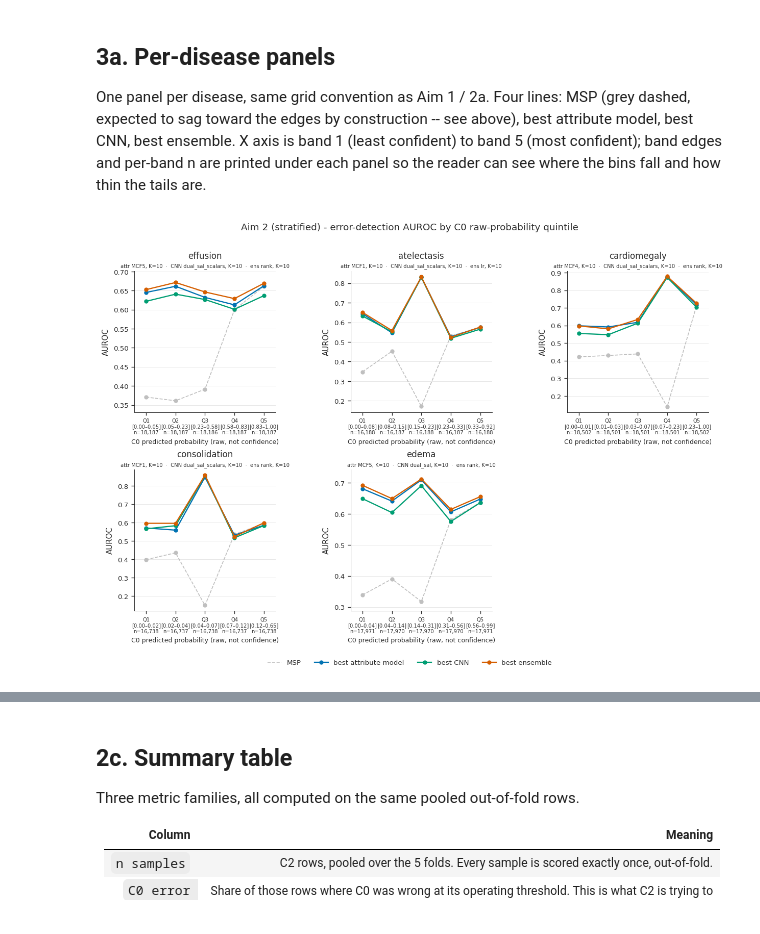
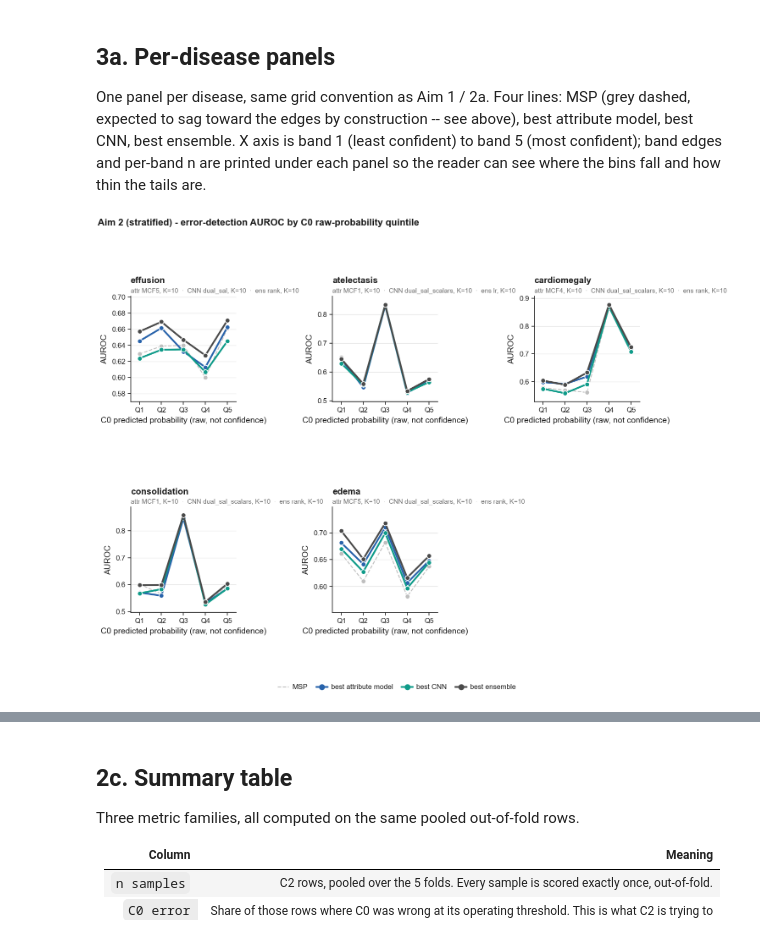
Before and after one commit to joaommata/masters_thesis, a Jupyter notebook: final_experiment/C2_evaluation.ipynb, the cells around one changed output, grey strips where cells are left out. Saved outputs shown, nothing was run; the diff lists cells and outputs as text; code cells hidden in the pictures.

```diff
--- a/final_experiment/C2_evaluation.ipynb
+++ b/final_experiment/C2_evaluation.ipynb
@@ -963,35 +1580,35 @@ def risk_coverage_plot(disease, model="MLP", ks=None, ax=None):
     ref = load_attributes(disease, CF)
     if ref is None:
         print(f"{disease}: no attribute predictions yet"); return
-    ax = ax or plt.subplots(figsize=(5.2, 4))[1]
+    ax = ax or plt.subplots(figsize=(HALF, 70 * MM))[1]
 
     cov, risk = risk_coverage(ref["correct"], msp(ref, disease))
-    ax.plot(cov, risk, color=GREY, ls="--", lw=1.2, label="MSP")
+    ax.plot(cov, risk, color=GREY, ls="--", lw=LW["ref"], label="MSP")
 
     a = best_attr(disease, model, ks)
     if a:
         cfg, k, score, adf, _ = a
         cov, risk = risk_coverage(adf["correct"], score)
-        ax.plot(cov, risk, color=BLUE, lw=1.6, label=f"best attr ({cfg}, K={k})")
+        ax.plot(cov, risk, color=BLUE, label=f"best attr ({cfg}, K={k})")
 
     c = best_cnn(disease, ks)
     if c:
         key, k, cnn, col, _ = c
         m = ref.merge(cnn[["path", col]], on="path", how="inner")
         cov, risk = risk_coverage(m["correct"], m[col])
-        ax.plot(cov, risk, color=TEAL, lw=1.6, label=f"best CNN ({key}, K={k})")
+        ax.plot(cov, risk, color=TEAL, label=f"best CNN ({key}, K={k})")
 
     base = 1 - ref["correct"].mean()
-    ax.axhline(base, color=MUTED, lw=0.6)
-    ax.text(0.98, base, f"no rejection ({base:.1%}) ", fontsize=7, color=MUTED,
+    ax.axhline(base, color=MUTED, lw=LW["hair"])
+    ax.text(0.98, base, f"no rejection ({base:.1%}) ", fontsize=FS["tiny"], color=MUTED,
             va="bottom", ha="right")          # right-aligned: the legend owns the top-left
     ax.set_xlabel("coverage (fraction retained)"); ax.set_ylabel("risk (C0 error rate)")
     titled(ax, disease, ref)
     ax.grid(zorder=0); ax.set_axisbelow(True)
-    ax.legend(frameon=False, loc="upper left", bbox_to_anchor=(0.0, 0.92), fontsize=7)
+    ax.legend(loc="upper left", bbox_to_anchor=(0.0, 0.92), fontsize=FS["tiny"])
     return ax
 
-fig, axes = plt.subplots(1, len(DISEASES), figsize=(19, 4.0))
+fig, axes = _grid(len(DISEASES), 3, panel=(FULL / 3, 58 * MM))
 for ax, d in zip(axes, DISEASES):
     risk_coverage_plot(d, ax=ax)
 fig.tight_layout()
@@ -1119,7 +1738,7 @@ def band_n(band):
  and how thin the tails are.
 # %%
 N_BANDS = 5
-STRAT_COLOR = {"MSP": GREY, "attr": BLUE, "cnn": TEAL, "ens": VERM}
+STRAT_COLOR = {"MSP": GREY, "attr": BLUE, "cnn": TEAL, "ens": ENS}
 
 # Divide C0's probabilities for that disease into equal count bins
 def prob_bands(df, disease, n_bands=N_BANDS):
@@ -1150,14 +1769,13 @@ def stratified_panel(ax, disease, model="MLP", ks=None, n_bands=N_BANDS):
     ref = load_attributes(disease, CF)
     if ref is None:
         ax.text(0.5, 0.5, f"{disease}\nno predictions yet", transform=ax.transAxes,
-                ha="center", va="center", fontsize=8, color=MUTED)
+                ha="center", va="center", fontsize=FS["base"], color=MUTED)
         ax.set_xticks([]); ax.set_yticks([]); ax.set_box_aspect(1)
         return
 
     lines, labels = {}, {}
-    lines["MSP"], n, edges = scored_line(
-        ref.assign(**{f"{disease}_prob_msp": ref[f"{disease}_prob"]}), disease,
-        f"{disease}_prob", n_bands)
+    lines["MSP"], n, edges = scored_line(ref.assign(_msp=msp(ref, disease)), disease,
+                                         "_msp", n_bands)
 
     a = best_attr(disease, model, ks)
     if a:
@@ -1178,49 +1796,60 @@ def stratified_panel(ax, disease, model="MLP", ks=None, n_bands=N_BANDS):
         if os.path.exists(p):
             best_method = e["ens"]["auc_mean"].idxmax()
             col = f"ens_{best_method}"
             oof = pd.read_csv(p)
             if col in oof.columns:
                 m = oof.merge(ref[["path", f"{disease}_prob"]], on="path", how="inner")
                 lines["ens"], _, _ = scored_line(m, disease, col, n_bands)
                 labels["ens"] = f"ens {best_method}, K={e['k']}"
 
     vals = [v for arr in lines.values() for v in arr if np.isfinite(v)]
     lo, hi = (min(vals) - 0.03, max(vals) + 0.03) if vals else (0.4, 1.0)
     ax.set_ylim(lo, hi)
 
     x = np.arange(n_bands)
     for name, arr in lines.items():
-        ax.plot(x, arr, "-o", ms=4, lw=1.0 if name == "MSP" else 1.4,
+        ax.plot(x, arr, "-o", ms=4, lw=LW["ref"] if name == "MSP" else LW["line"],
                 ls="--" if name == "MSP" else "-", color=STRAT_COLOR[name],
-                zorder=2 if name == "MSP" else 3, label=name)
+                mec="white", mew=0.6, zorder=2 if name == "MSP" else 3, label=name)
 
     ax.set_xticks(x)
-    ax.set_xticklabels([f"Q{i+1}\n[{edges[i]:.2f}\u2013{edges[i+1]:.2f}]\nn={n[i]:,}"
-                        for i in x], fontsize=6)
+    # Band edges and sizes are in the table under the figure; the ticks only name the band.
+    ax.set_xticklabels([f"Q{i+1}" for i in x])
     ax.set_xlim(-0.4, n_bands - 0.6)
-    ax.set_xlabel("C0 predicted probability (raw, not confidence)", fontsize=7.5)
+    ax.set_xlabel("C0 predicted probability (raw, not confidence)")
     ax.set_ylabel("AUROC")
     ax.grid(axis="y", zorder=0); ax.set_axisbelow(True)
     ax.set_box_aspect(1)
-    ax.set_title(disease, color=INK, pad=15)
-    ax.text(0.5, 1.015, "  \u00b7  ".join(labels.values()), transform=ax.transAxes,
-            ha="center", va="bottom", fontsize=6.0, color=MUTED)
+    ax.set_title(disease, pad=11)
+    ax.text(0.0, 1.02, "  \u00b7  ".join(labels.values()), transform=ax.transAxes,
+            ha="left", va="bottom", fontsize=FS["tiny"], color=MUTED)
 
 
-STRAT_LEGEND = [
-    Line2D([], [], color=GREY, lw=1.0, ls="--", label="MSP"),
-    Line2D([], [], color=BLUE, lw=1.4, marker="o", ms=4, label="best attribute model"),
-    Line2D([], [], color=TEAL, lw=1.4, marker="o", ms=4, label="best CNN"),
-    Line2D([], [], color=VERM, lw=1.4, marker="o", ms=4, label="best ensemble"),
-]
+STRAT_LEGEND = [msp_handle("MSP"),
+                line_handle(BLUE, "best attribute model"),
+                line_handle(TEAL, "best CNN"),
+                line_handle(ENS, "best ensemble")]
 
-fig, axes = _grid(len(DISEASES), 3, panel=(3.6, 3.6))
+fig, axes = _grid(len(DISEASES), 3, panel=(FULL / 3, 70 * MM))
 for ax, d in zip(axes, DISEASES):
     stratified_panel(ax, d)
-fig.legend(handles=STRAT_LEGEND, loc="lower center", ncol=4, frameon=False,
-           bbox_to_anchor=(0.5, -0.02))
+fig.legend(handles=STRAT_LEGEND, loc="lower center", ncol=4, bbox_to_anchor=(0.5, -0.02))
 fig.suptitle("Aim 2 (stratified) - error-detection AUROC by C0 raw-probability quintile",
-             y=1.0, fontsize=11, color=INK)
+             x=0.01, ha="left", y=1.0)
 fig.tight_layout(rect=(0, 0.03, 1, 0.99))
+plt.show()
+
+# The quintiles behind the ticks: C0 probability range and row count per band.
+band_rows = []
+for d in DISEASES:
+    ref = load_attributes(d, CF)
+    if ref is None:
+        continue
+    band, edges = prob_bands(ref, d)
+    counts = np.bincount(band, minlength=len(edges) - 1)
+    for i in range(len(edges) - 1):
+        band_rows.append({"disease": d, "band": f"Q{i+1}",
+                          "C0 prob": f"[{edges[i]:.3f}, {edges[i+1]:.3f}]", "n": int(counts[i])})
+pd.DataFrame(band_rows).pivot(index="disease", columns="band", values=["C0 prob", "n"])
 # %% [output]
-[figure, old version]
+[figure, new version]
```
Also changed, not shown: parts of 37 cells of this notebook, 33 other files.
